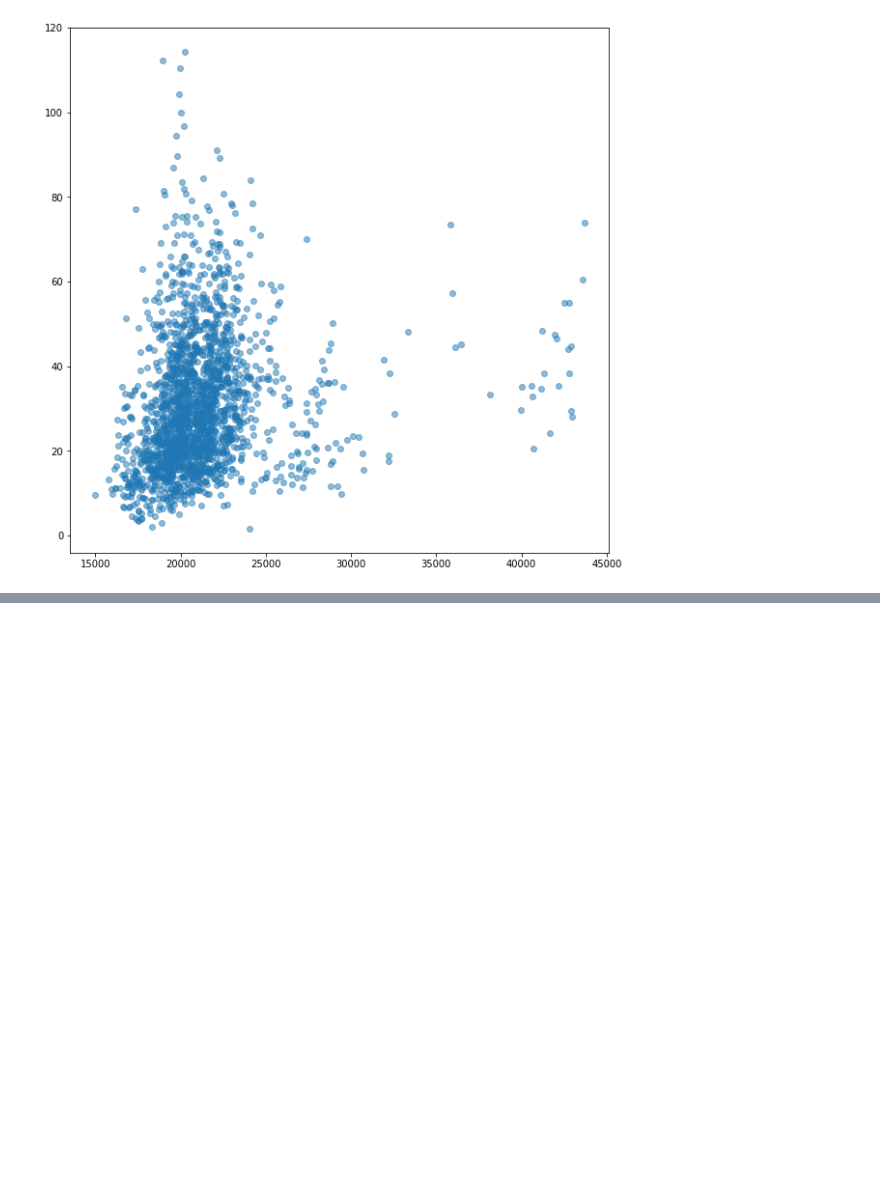
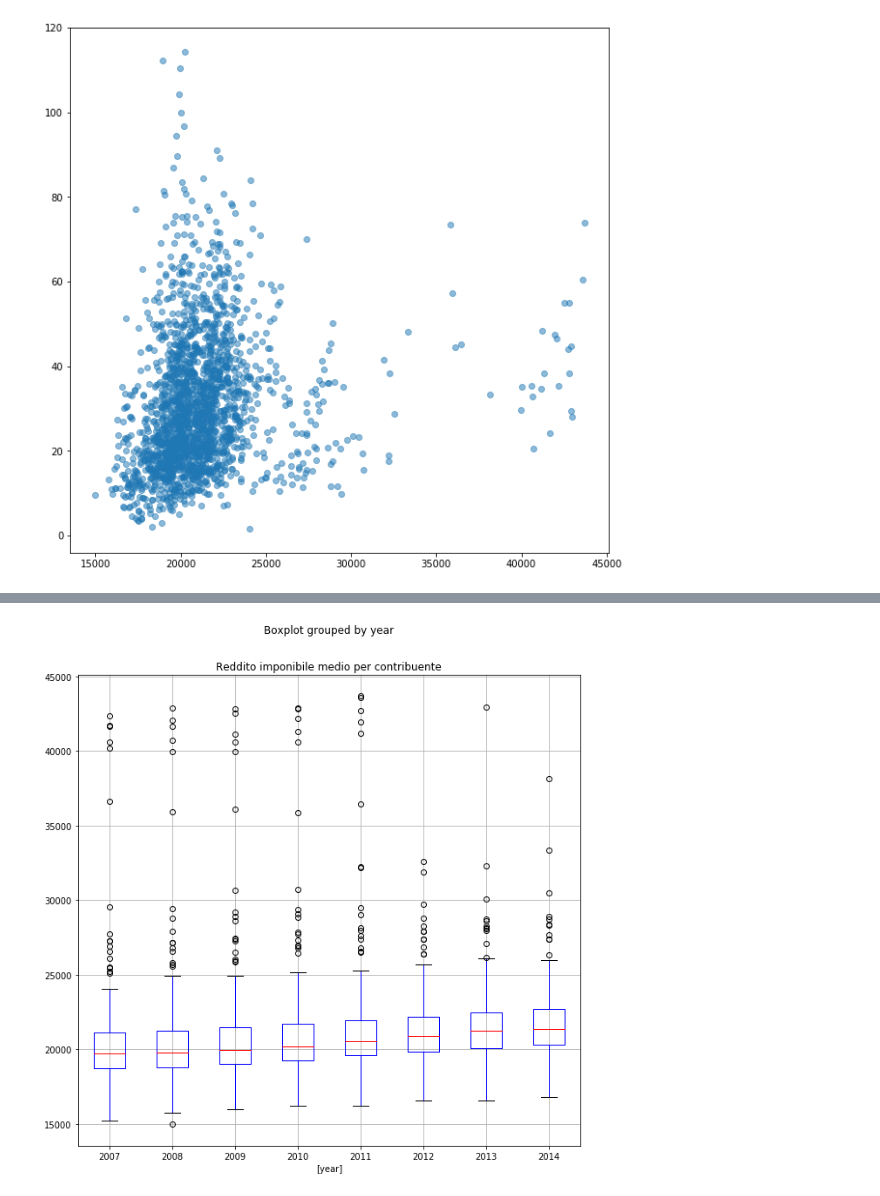
Before and after one commit to tropiano/sandrina, a Jupyter notebook: notebooks/salute/1 - Salute - Analysis.ipynb, the cells around one changed output, grey strips where cells are left out. Cells and saved outputs as stored; diff of their text form; code cells hidden in the pictures; blank space fills up the shorter version.

```diff
--- a/notebooks/salute/1 - Salute - Analysis.ipynb
+++ b/notebooks/salute/1 - Salute - Analysis.ipynb
@@ -154,0 +150,4 @@ array([[<matplotlib.axes._subplots.AxesSubplot object at 0x...>,
+# %%
+bp = df.boxplot(column=['Reddito imponibile medio per contribuente'], by=['year'],figsize=(10,10))
+# %% [output]
+[figure, added]
```
Also changed, not shown: parts of 10 cells of this notebook.
